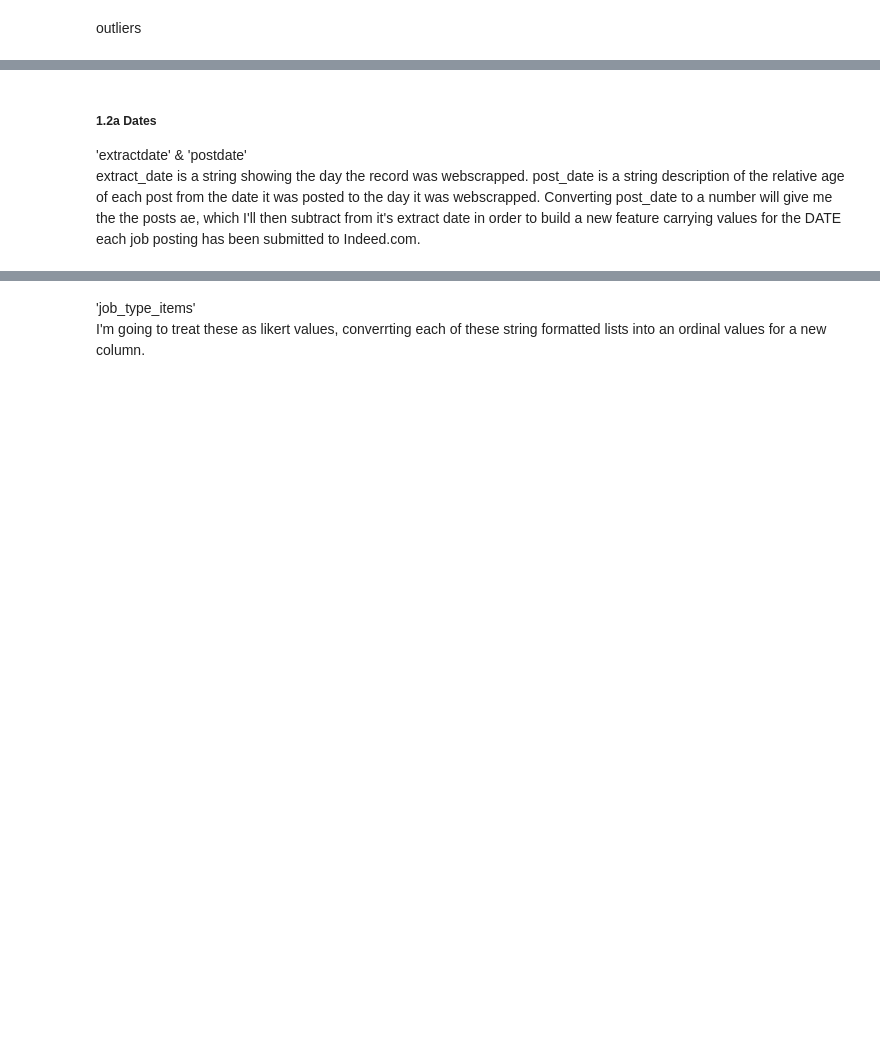
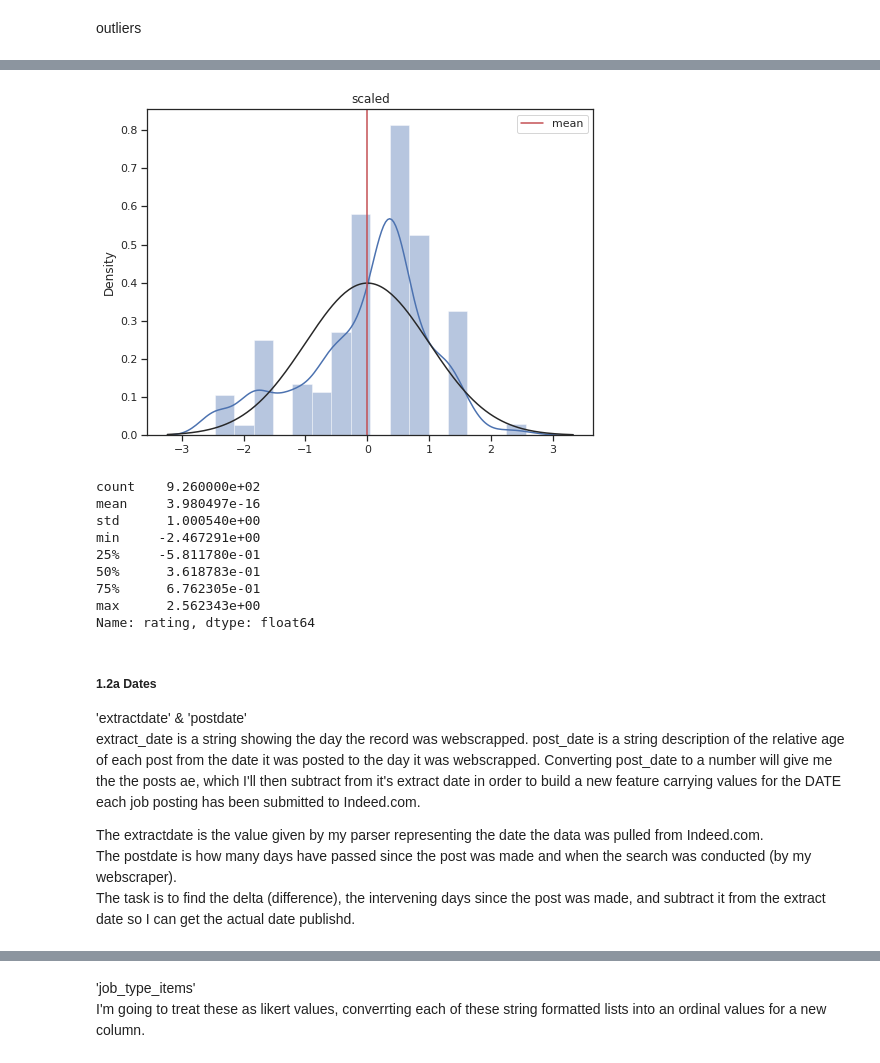
Before and after one commit to 333Kenji/indeedjobscraper, a Jupyter notebook: docs/1_wrangling_engineering.ipynb, the cells around one changed output, grey strips where cells are left out. Drawn from its saved outputs; the diff is of its cells as text; code cells hidden in the pictures; blank space fills up the shorter version.

```diff
--- a/docs/1_wrangling_engineering.ipynb
+++ b/docs/1_wrangling_engineering.ipynb
@@ -221,17 +363,30 @@ plt.show()
 # %%
 
 
 scalar = StandardScaler()
-scaled_ratings = pd.DataFrame(scalar.fit_transform(pd.DataFrame(notna_ratings.rating)), columns=['rating'])
+scaled_ratings = pd.DataFrame(scalar.fit_transform(pd.DataFrame(data.rating)), columns=['rating'])
 
 scalar = StandardScaler()
-scaled_ratings = pd.DataFrame(scalar.fit_transform(pd.DataFrame(notna_ratings.rating)), columns=['rating'])
-ax = sns.distplot(scaled_ratings, fit=norm, bins=notna_ratings.rating.nunique(), kde=True)
+scaled_ratings = pd.DataFrame(scalar.fit_transform(pd.DataFrame(data.rating)), columns=['rating'])
+ax = sns.distplot(scaled_ratings, fit=norm, bins=data.rating.nunique(), kde=True)
 plt.title('scaled')
-#ax.set_xticks(notna_ratings.rating.unique())
+#ax.set_xticks(data.rating.unique())
 plt.axvline(x=np.mean(scaled_ratings.rating), label='mean', c = 'r')
 plt.legend()
 plt.show()
+
+scaled_ratings.rating.describe()
+# %% [output]
+[figure, added]
+count    9.260000e+02
+mean     3.980497e-16
+std      1.000540e+00
+min     -2.467291e+00
+25%     -5.811780e-01
+50%      3.618783e-01
+75%      6.762305e-01
+max      2.562343e+00
+Name: rating, dtype: float64
 # %% [markdown]
 ##### 1.2a Dates
 
@@ -239,3 +394,7 @@ plt.show()
 extract_date is a string showing the day the record was webscrapped.
 post_date is a string description of the relative age of each post from the date it was posted to the day it was webscrapped.
 Converting post_date to a number will give me the the posts ae, which I'll then subtract from it's extract date in order to build a new feature carrying values for the DATE each job posting has been submitted to Indeed.com.
+
+The extractdate is the value given by my parser representing the date the data was pulled from Indeed.com.\
+The postdate is how many days have passed since the post was made and when the search was conducted (by my webscraper).\
+The task is to find the delta (difference), the intervening days since the post was made, and subtract it from the extract date so I can get the actual date publishd.
```
Also changed, not shown: parts of 43 cells of this notebook.
